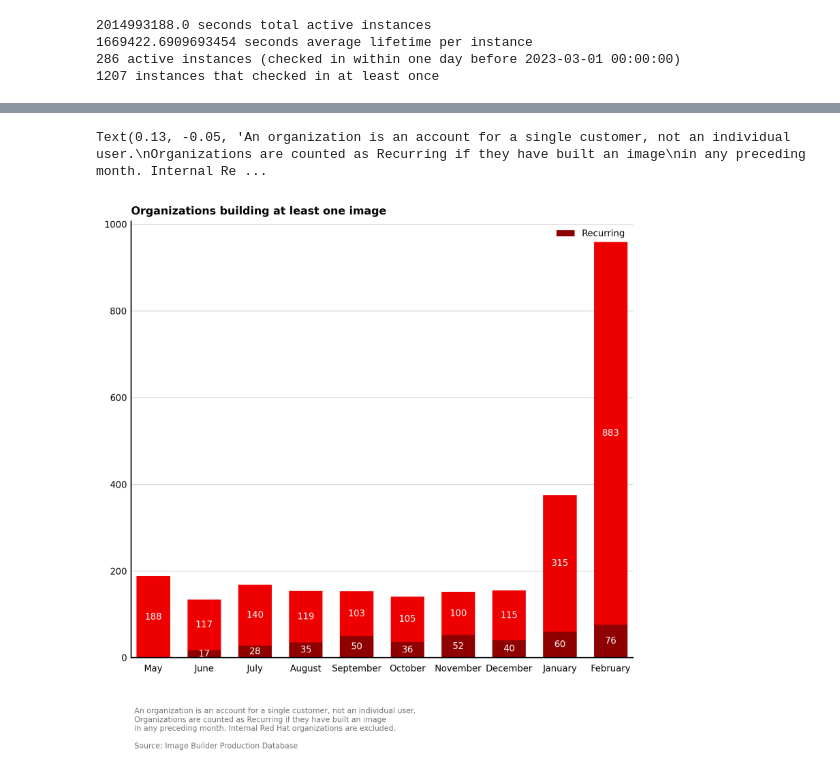
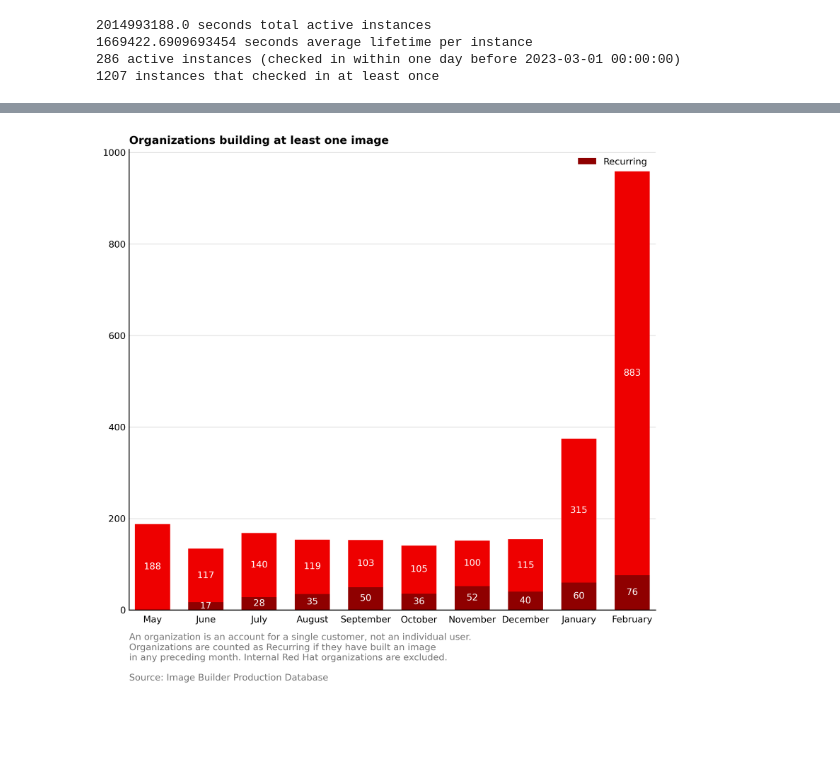
Before and after one commit to larskarlitski/metrics, a Jupyter notebook: notebooks/Report.ipynb, the cells around one changed output, grey strips where cells are left out. Drawn from its saved outputs; the diff is of its cells as text; code cells hidden in the pictures; blank space fills up the shorter version.

```diff
--- a/notebooks/Report.ipynb
+++ b/notebooks/Report.ipynb
@@ -124,53 +125,5 @@ ib.plot.monthly_active_time(subscriptions)
 # %%
-# why doesn't it take from matplotlibrc?
-matplotlib.rcParams["figure.dpi"] = 300
-matplotlib.rcParams["font.size"] = 8
-
-plt.style.use("./notebooks/redhat.mplstyle")
-
-fig, ax = plt.subplots(figsize=(8, 7))
-# fig.suptitle("Organizations building at least one image", x=0)
-
-ax.grid(axis="y", color="#dddddd")
-# ax.spines["bottom"].set(linewidth=1.1)
-ax.xaxis.set_tick_params(size=0, pad=6)
-ax.yaxis.set_tick_params(size=0)
-# ax.yaxis.tick_right()
-
-# ticks = ax.get_yticklabels()
-# for tick in ticks:
-#    tick.set_verticalalignment("bottom")
-#   tick.set_horizontalalignment("right")
-
-ax.set_axisbelow(True)
-ax.set_title("Organizations building at least one image", loc="left", fontweight="bold")
-
-user_counts, months = ib.metrics.monthly_users(builds)
-new_user_counts, months = ib.metrics.monthly_new_users(builds)
-old_user_counts = user_counts - new_user_counts
-
-bar_width = 0.66
-
-def format_label(n):
-    return str(n) if n >= 10 else ''
-
-names = [m.month_name() for m in months]
-# bar = ax.bar(names, counts, width=0.66)
-bar_new = ax.bar(names, new_user_counts, width=bar_width, bottom=old_user_counts)
-bar_old = ax.bar(names, old_user_counts, width=bar_width, label="Recurring")
-
-# this won't work for bars that are too small. use annotate()
-ax.bar_label(bar_new, map(format_label, new_user_counts), label_type="center", color="#ffffff")
-ax.bar_label(bar_old, map(format_label, old_user_counts), label_type="center", color="#ffffff")
-ax.legend()
-
-ax.set_xlim(-bar_width * 2/3, len(names) - 1 + bar_width * 2/3)
-
-caption = ("An organization is an account for a single customer, not an individual user.\n"
-           "Organizations are counted as Recurring if they have built an image\n"
-           "in any preceding month. Internal Red Hat organizations are excluded.\n\n"
-           "Source: Image Builder Production Database")
-fig.text(0.13, -0.05, caption, fontsize="small", color="#777777")
+fig = plt.figure(figsize=(8, 7))
+ib.plot.monthly_users_stacked(builds, fig)
 # %% [output]
-Text(0.13, -0.05, 'An organization is an account for a single customer, not an individual user.\nOrganizations are counted as Recurring if they have built an image\nin any preceding month. Internal Re ...
-[figure, old version]
+[figure, new version]
```
Also changed, not shown: parts of 3 cells of this notebook, 1 other file.
